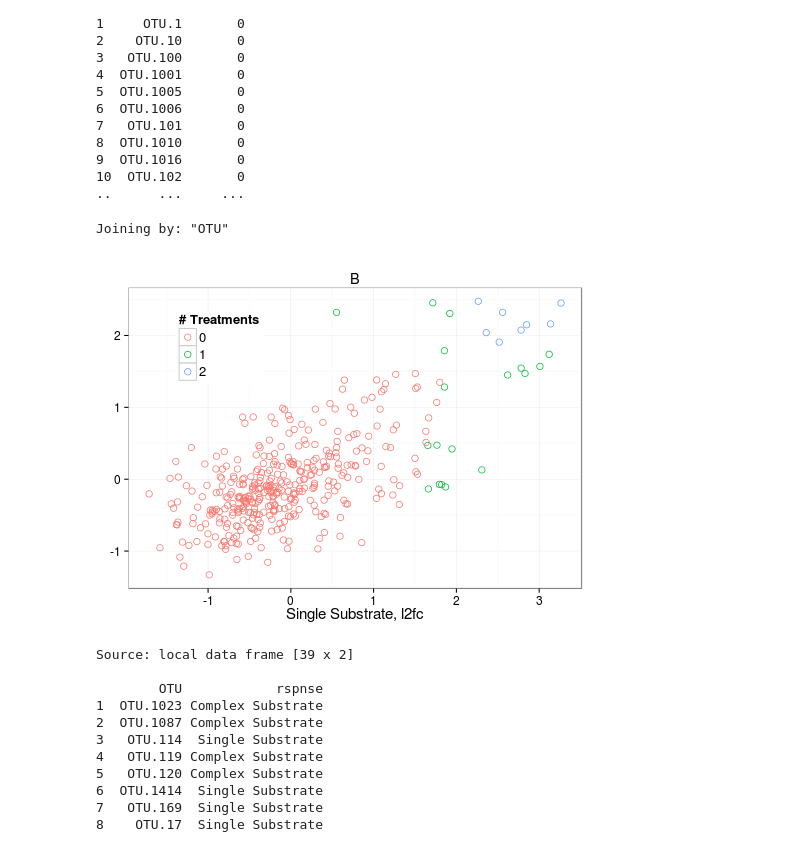
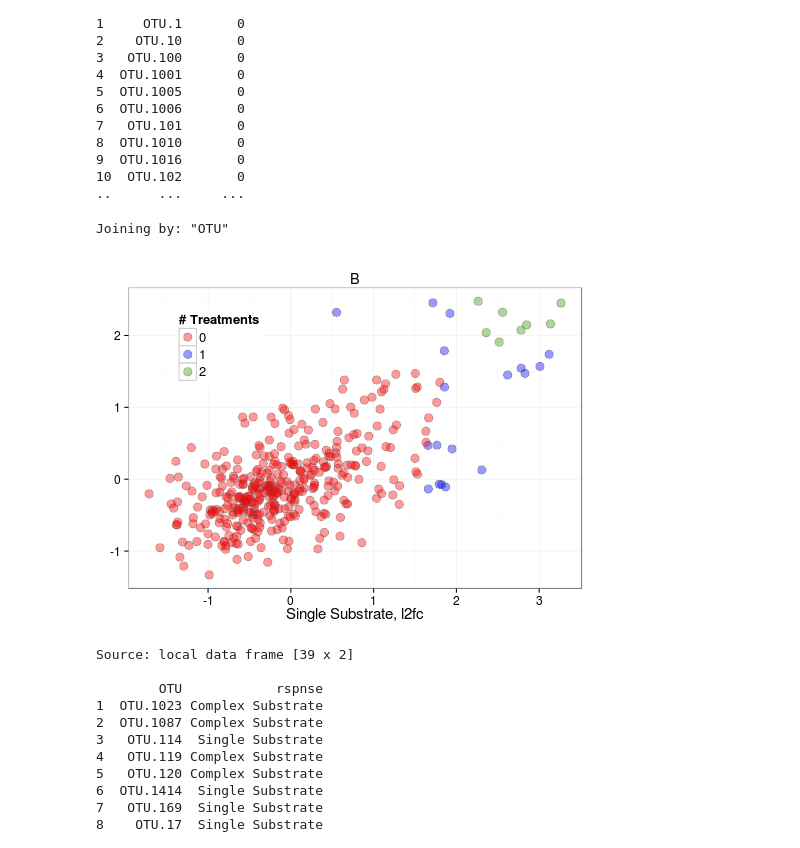
Before and after one commit to acampbellina/single_substrate, a Jupyter notebook: LinReg_3Panel_Fig.ipynb, the cells around one changed output. Drawn from its saved outputs; the diff is of its cells as text; code cells hidden in the pictures.

Commit message:
filled points and made bolder

```diff
--- a/LinReg_3Panel_Fig.ipynb
+++ b/LinReg_3Panel_Fig.ipynb
@@ -162,28 +162,33 @@ Source: local data frame [795 x 2]
 ..      ...     ...
 # %%
 %%R -w 500 -h 375
-p2 = ggplot(left_join(d, df.sum.sig), aes(x = SS, y = PS, color = factor(sum_sig)))
 
-p2 = p2 + geom_point(shape = 21, size = 3)
+colours = c("red", "blue", "#339900")
+
+p2 = ggplot(left_join(d, df.sum.sig), aes(x = SS, y = PS, fill = factor(sum_sig)))
+
+p2 = p2 + geom_point(shape = 21, alpha = 0.4, size = 4, color = "gray33")
+
+p2 = p2 + scale_fill_manual(values=colours)
 
 p2 = p2 + labs(x = "Single Substrate, l2fc",
-             color = "# Treatments")
+             fill = "# Treatments")
 
 p2 = p2 + ggtitle("B")
 
 p2 = p2 + theme_bw()
 
 p2 = p2 + theme(axis.title.y = element_blank())
 p2 = p2 + theme(axis.title.x = element_text(size=15))
 p2 = p2 + theme(axis.text.x = element_text(size=12))
 p2 = p2 + theme(axis.text.y = element_text(size=12))
 p2 = p2 + theme(legend.title = element_text(size = 13), legend.text = element_text(size = 13))
 p2 = p2 + theme(legend.position=c(0.2,0.8))
 
 p2
 # %% [output]
 Joining by: "OTU"
-[figure, old version]
+[figure, new version]
 # %%
 %%R
 FDR = 0.10
```
Also changed, not shown: parts of 3 cells of this notebook, 2 other files.
